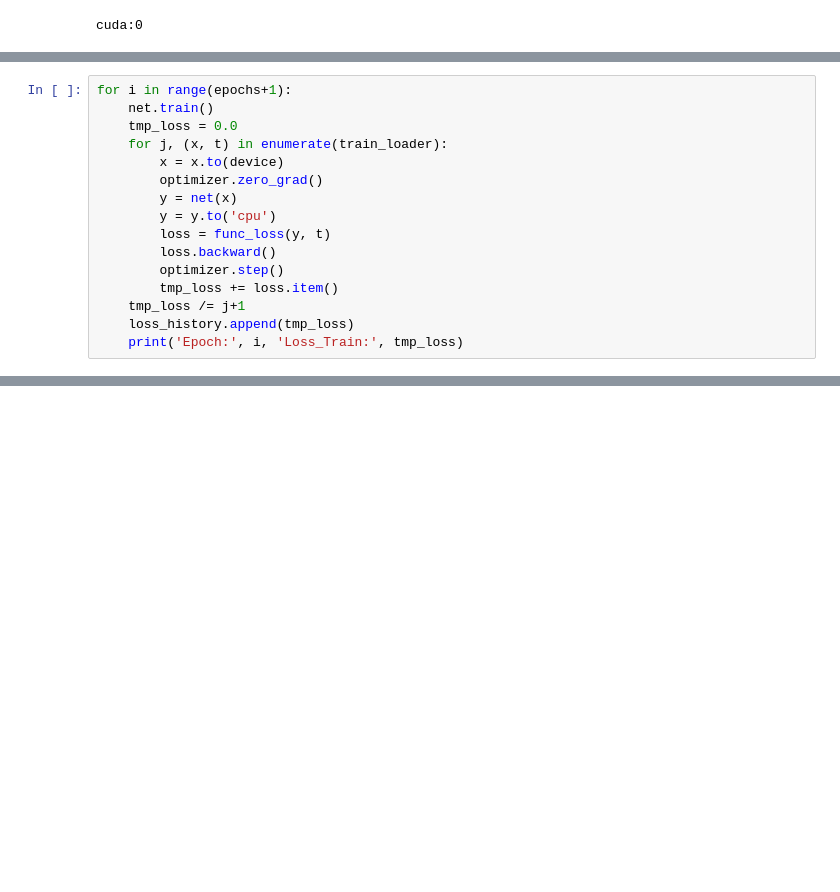
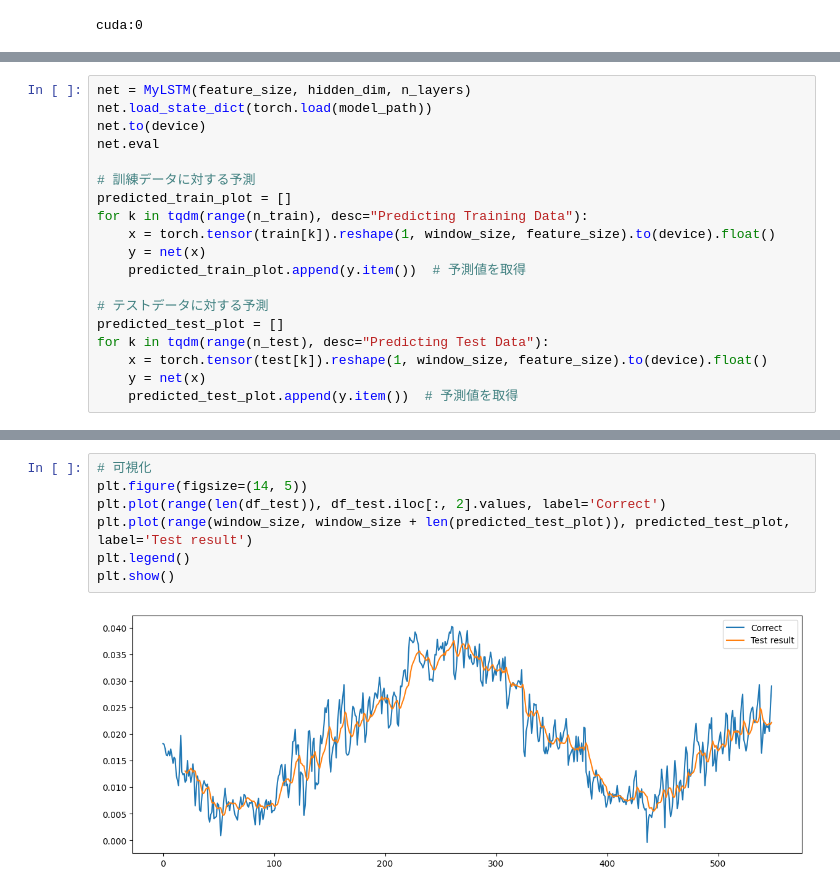
Before and after one commit to ryoww/PBL_stock, a Jupyter notebook: test_LSTM/test_lstm.ipynb, the cells around one changed output, grey strips where cells are left out. Saved outputs shown, nothing was run; the diff lists cells and outputs as text; blank space fills up the shorter version.

```diff
--- a/test_LSTM/test_lstm.ipynb
+++ b/test_LSTM/test_lstm.ipynb
@@ -155,16 +119,0 @@ MyLSTM(
-# %%
-for i in range(epochs+1):
-    net.train()
-    tmp_loss = 0.0
-    for j, (x, t) in enumerate(train_loader):
-        x = x.to(device)
-        optimizer.zero_grad()
-        y = net(x)
-        y = y.to('cpu')
-        loss = func_loss(y, t)
-        loss.backward()
-        optimizer.step()
-        tmp_loss += loss.item()
-    tmp_loss /= j+1
-    loss_history.append(tmp_loss)
-    print('Epoch:', i, 'Loss_Train:', tmp_loss)
@@ -172,0 +172,19 @@ TypeError: LSTM.forward() takes from 2 to 3 positional arguments but 4 were give
+# %%
+net = MyLSTM(feature_size, hidden_dim, n_layers)
+net.load_state_dict(torch.load(model_path))
+net.to(device)
+net.eval
+
+# 訓練データに対する予測
+predicted_train_plot = []
+for k in tqdm(range(n_train), desc="Predicting Training Data"):
+    x = torch.tensor(train[k]).reshape(1, window_size, feature_size).to(device).float()
+    y = net(x)
+    predicted_train_plot.append(y.item())  # 予測値を取得
+
+# テストデータに対する予測
+predicted_test_plot = []
+for k in tqdm(range(n_test), desc="Predicting Test Data"):
+    x = torch.tensor(test[k]).reshape(1, window_size, feature_size).to(device).float()
+    y = net(x)
+    predicted_test_plot.append(y.item())  # 予測値を取得
@@ -172,0 +210,9 @@ TypeError: LSTM.forward() takes from 2 to 3 positional arguments but 4 were give
+# %%
+# 可視化
+plt.figure(figsize=(14, 5))
+plt.plot(range(len(df_test)), df_test.iloc[:, 2].values, label='Correct')
+plt.plot(range(window_size, window_size + len(predicted_test_plot)), predicted_test_plot, label='Test result')
+plt.legend()
+plt.show()
+# %% [output]
+[figure, added]
```
Also changed, not shown: parts of 16 cells of this notebook.
